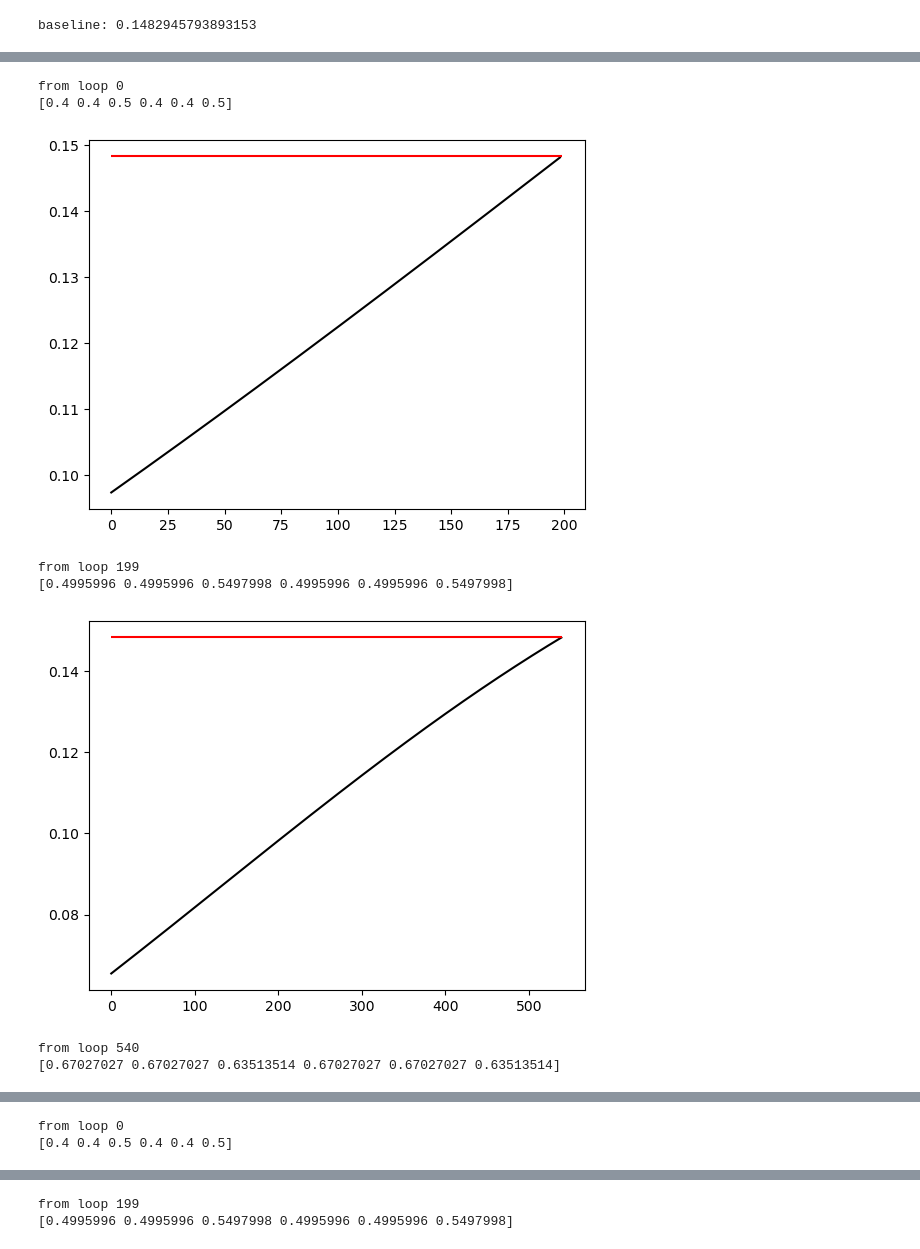
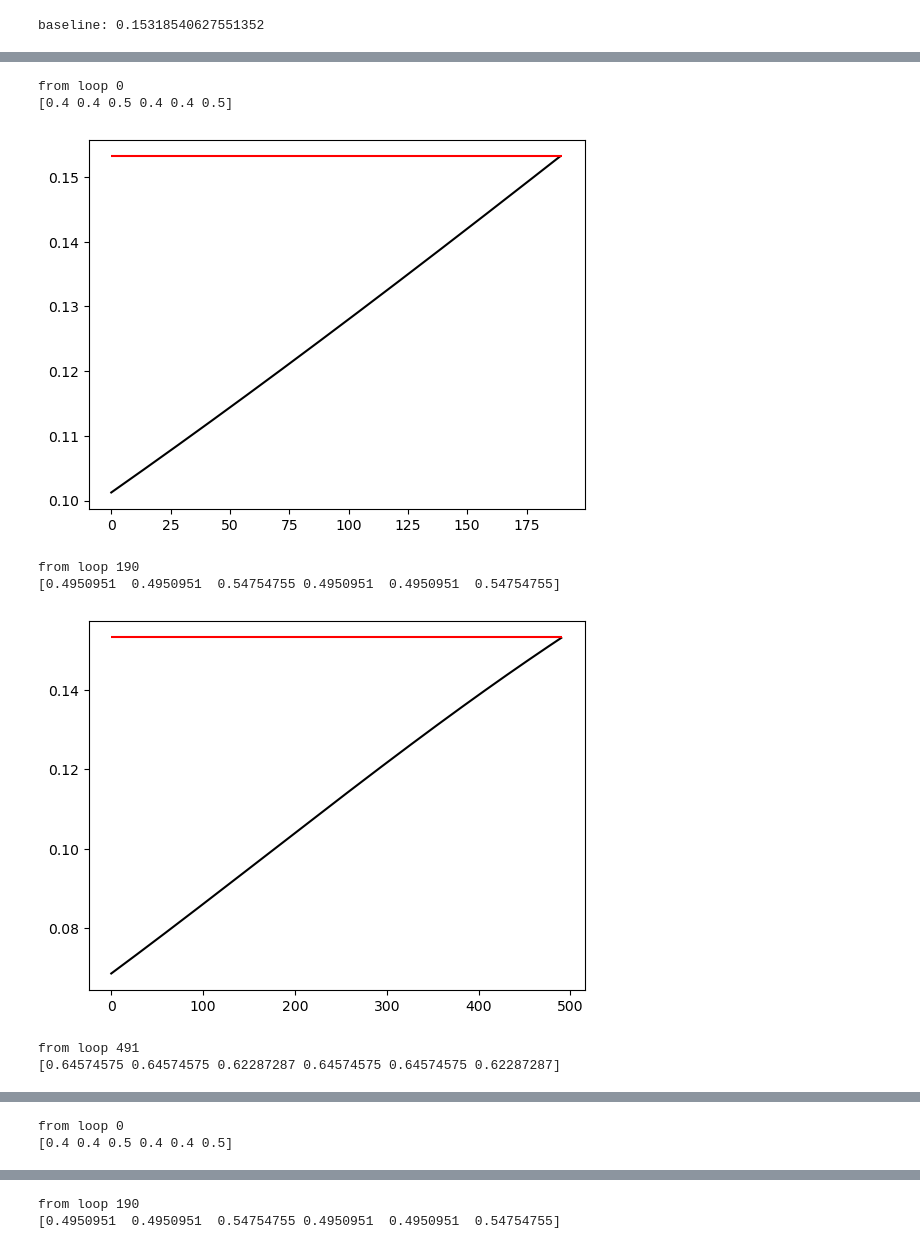
Before and after one commit to lienkaemper/meanfieldtheorymemory2, a Jupyter notebook: scripts/notebooks/debugging_again.ipynb, the cells around one changed output, grey strips where cells are left out. Drawn from its saved outputs; the diff is of its cells as text; code cells hidden in the pictures.

```diff
--- a/scripts/notebooks/debugging_again.ipynb
+++ b/scripts/notebooks/debugging_again.ipynb
@@ -83,7 +83,7 @@ for i in range(trials):
             J =  hippo_weights(index_dict, A, h3 = h, h1 = h, g = g, J = J0,  g_ii =  g_ii)
             J_small = sum_by_region(J, index_dict=index_dict)
 
-            y_q_red = y_0_quad(J_small, b_iso)
+            y_q_red = y_0_quad(J_small, b_iso, steps = 2000)
             ys_tree_engram.append(y_q_red[3])
             ys_tree_non_engram.append(y_q_red[4])
             correction = np.real(loop_correction(J_small,  y_q_red, b_iso))
@@ -143,4 +143,4 @@ pivoted_df.columns = [f'{col[0]}_h={col[1]}' for col in pivoted_df.columns]
 # Reset the index
 pivoted_df= pivoted_df.reset_index()
 # %% [output]
-baseline: 0.1482945793893153
+baseline: 0.15318540627551352
@@ -148,8 +148,8 @@ baseline: 0.1482945793893153
 from loop 0
 [0.4 0.4 0.5 0.4 0.4 0.5]
-[figure, old version]
+[figure, new version]
-from loop 199
-[0.4995996 0.4995996 0.5497998 0.4995996 0.4995996 0.5497998]
+from loop 190
+[0.4950951  0.4950951  0.54754755 0.4950951  0.4950951  0.54754755]
-[figure, old version]
+[figure, new version]
-from loop 540
-[0.67027027 0.67027027 0.63513514 0.67027027 0.67027027 0.63513514]
+from loop 491
+[0.64574575 0.64574575 0.62287287 0.64574575 0.64574575 0.62287287]
@@ -160,2 +160,2 @@ from loop 0
-from loop 199
-[0.4995996 0.4995996 0.5497998 0.4995996 0.4995996 0.5497998]
+from loop 190
+[0.4950951  0.4950951  0.54754755 0.4950951  0.4950951  0.54754755]
```
Also changed, not shown: parts of 5 cells of this notebook, 26 other files.
